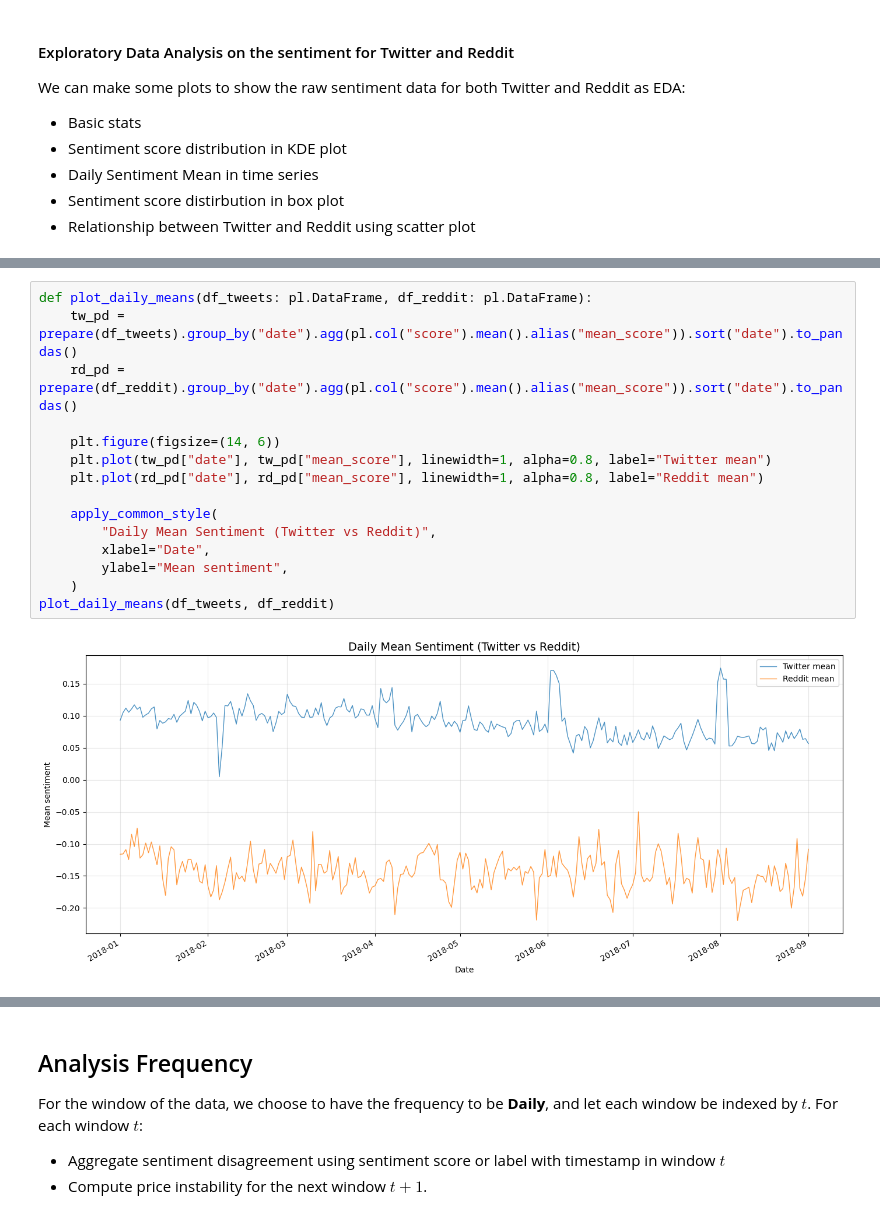
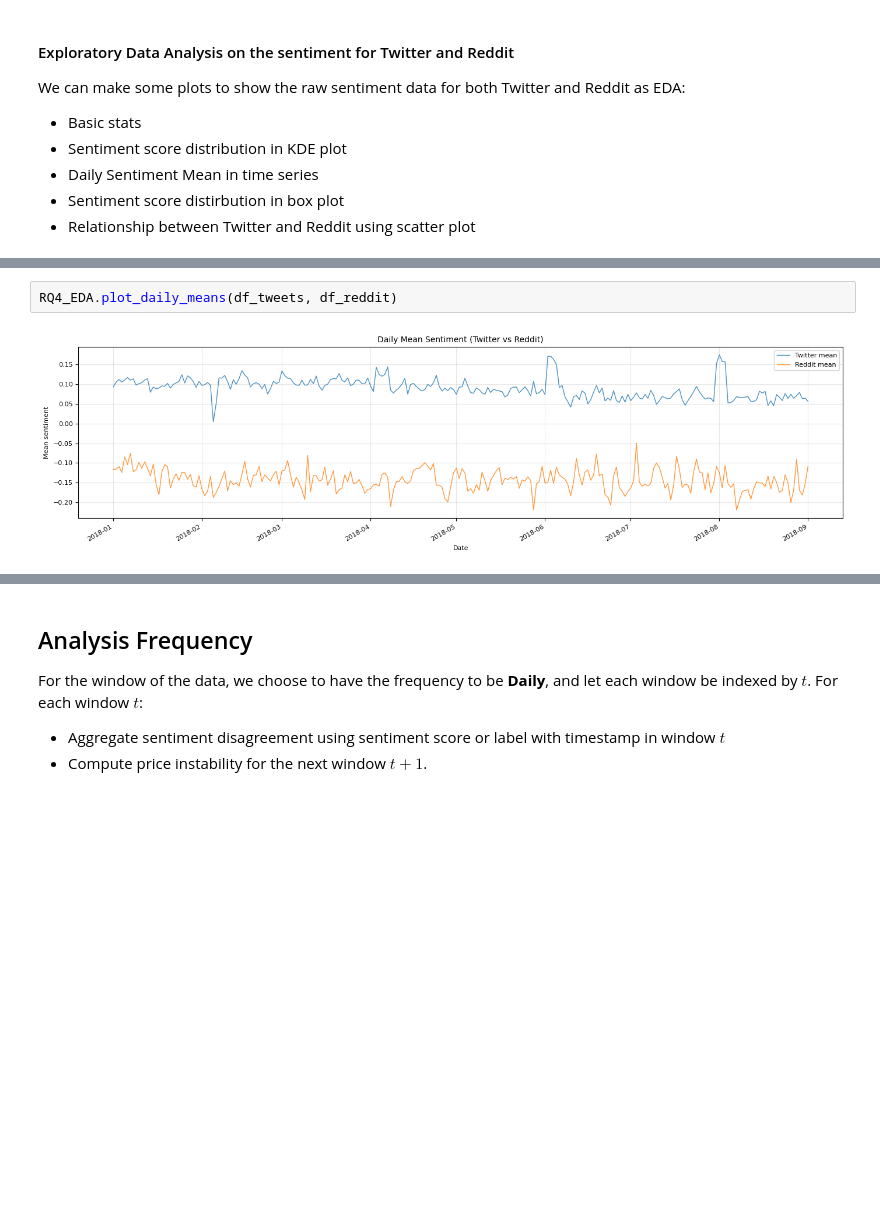
Before and after one commit to arkdong/SDA25_Group11, a Jupyter notebook: notebook/RQ4.ipynb, the cells around one changed output, grey strips where cells are left out. Saved outputs shown, nothing was run; the diff lists cells and outputs as text; blank space fills up the shorter version.

```diff
--- a/notebook/RQ4.ipynb
+++ b/notebook/RQ4.ipynb
@@ -126,18 +65,5 @@ plot_sentiment_distributions(df_tweets, df_reddit)
 # %%
-def plot_daily_means(df_tweets: pl.DataFrame, df_reddit: pl.DataFrame):
-    tw_pd = prepare(df_tweets).group_by("date").agg(pl.col("score").mean().alias("mean_score")).sort("date").to_pandas()
-    rd_pd = prepare(df_reddit).group_by("date").agg(pl.col("score").mean().alias("mean_score")).sort("date").to_pandas()
-
-    plt.figure(figsize=(14, 6))
-    plt.plot(tw_pd["date"], tw_pd["mean_score"], linewidth=1, alpha=0.8, label="Twitter mean")
-    plt.plot(rd_pd["date"], rd_pd["mean_score"], linewidth=1, alpha=0.8, label="Reddit mean")
-
-    apply_common_style(
-        "Daily Mean Sentiment (Twitter vs Reddit)",
-        xlabel="Date",
-        ylabel="Mean sentiment",
-    )
-plot_daily_means(df_tweets, df_reddit)
+RQ4_EDA.plot_daily_means(df_tweets, df_reddit)
 # %% [output]
-[figure, old version]
+[figure, new version]
 # %%
```
Also changed, not shown: parts of 46 cells of this notebook.
